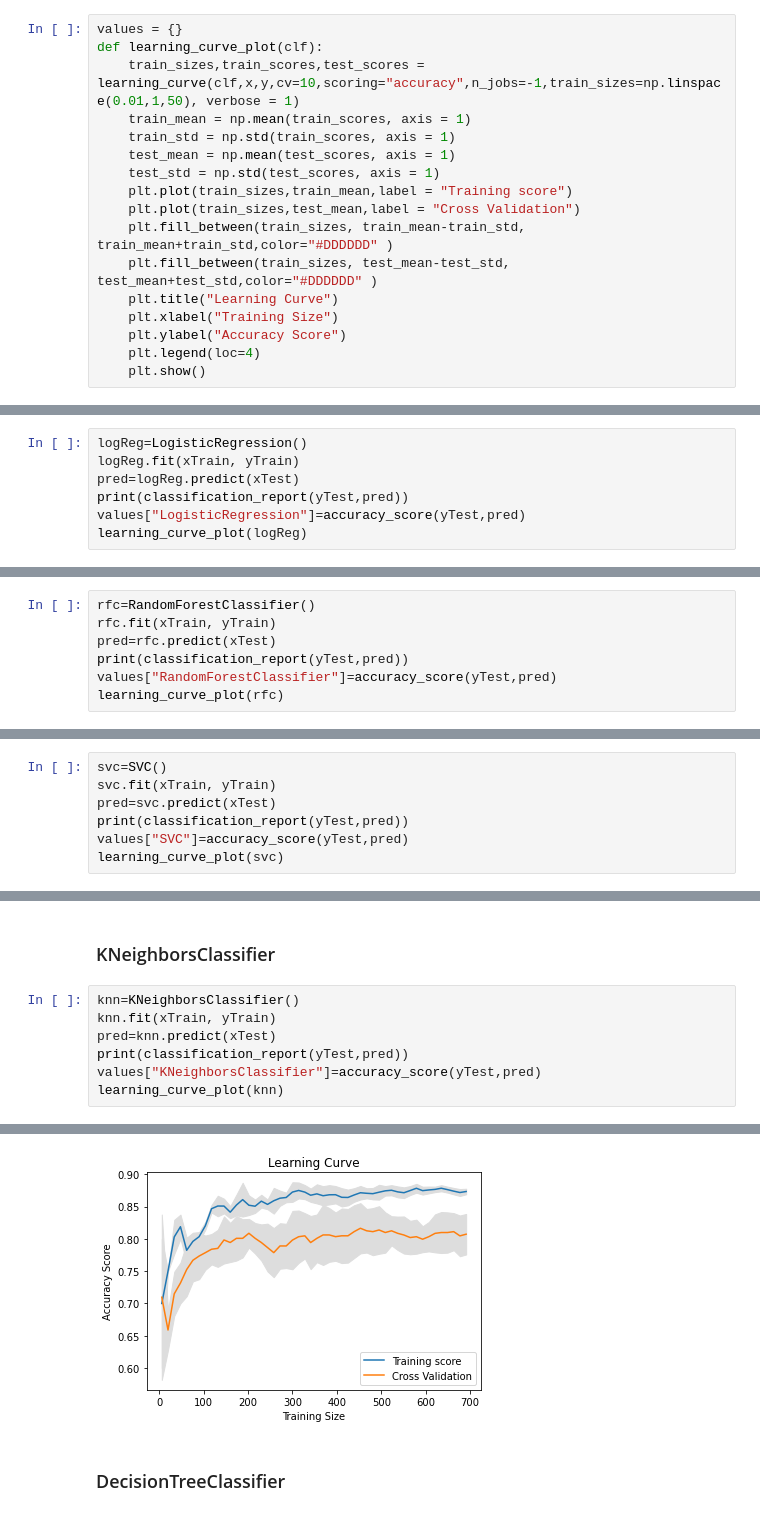
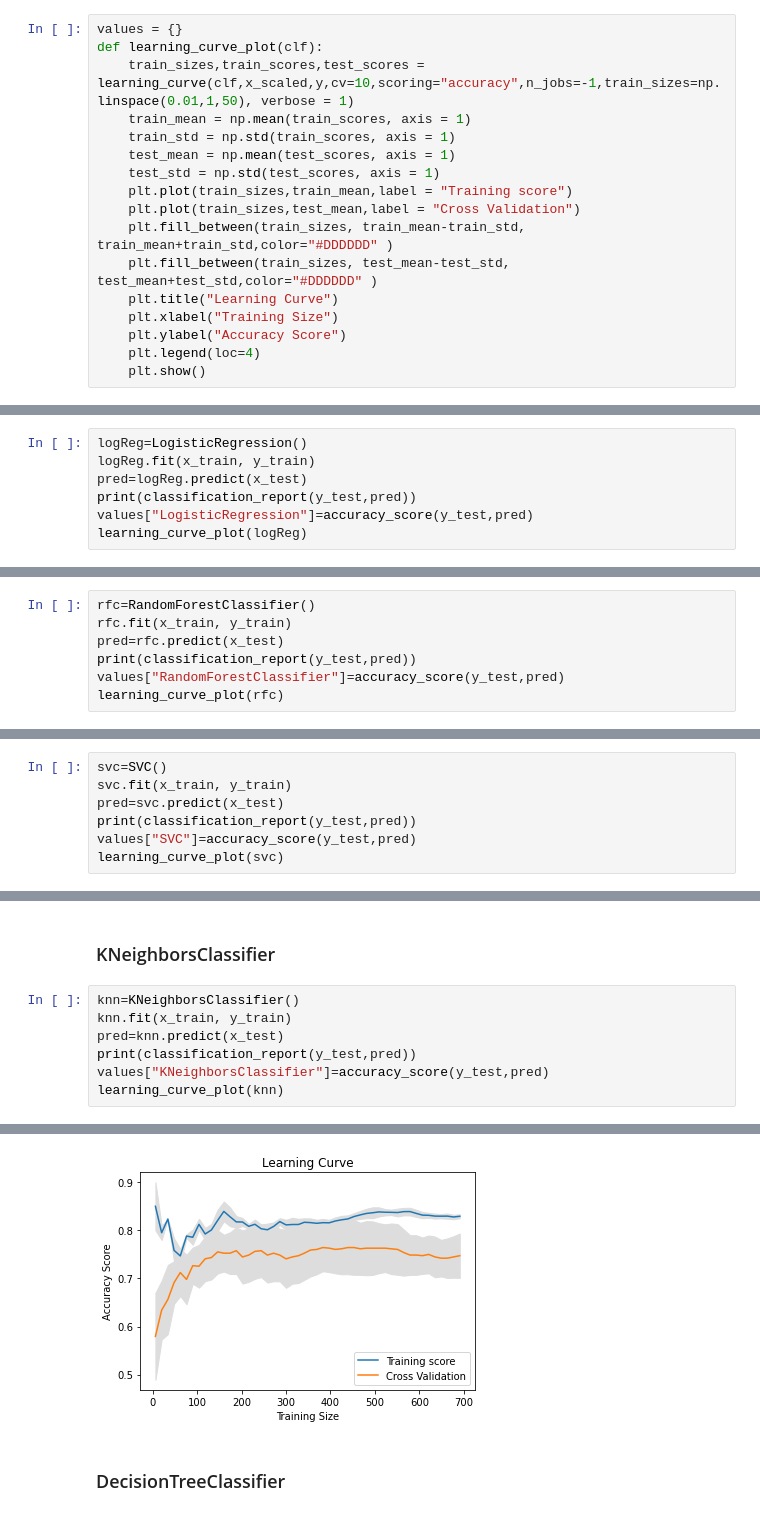
Before and after one commit to kxerxess/Diabetes-Prediction, a Jupyter notebook: ML Models/ML_diabetes_final.ipynb, the cells around one changed output, grey strips where cells are left out. Saved outputs shown, nothing was run; the diff lists cells and outputs as text.

```diff
--- a/ML Models/ML_diabetes_final.ipynb
+++ b/ML Models/ML_diabetes_final.ipynb
@@ -155,7 +78,7 @@ x.shape
 # %%
 values = {}
 def learning_curve_plot(clf):
-    train_sizes,train_scores,test_scores = learning_curve(clf,x,y,cv=10,scoring="accuracy",n_jobs=-1,train_sizes=np.linspace(0.01,1,50), verbose = 1)
+    train_sizes,train_scores,test_scores = learning_curve(clf,x_scaled,y,cv=10,scoring="accuracy",n_jobs=-1,train_sizes=np.linspace(0.01,1,50), verbose = 1)
     train_mean = np.mean(train_scores, axis = 1)
     train_std = np.std(train_scores, axis = 1)
     test_mean = np.mean(test_scores, axis = 1)
@@ -173,10 +96,10 @@ def learning_curve_plot(clf):
 ### LogisticRegression
 # %%
 logReg=LogisticRegression()
-logReg.fit(xTrain, yTrain)
-pred=logReg.predict(xTest)
-print(classification_report(yTest,pred))
-values["LogisticRegression"]=accuracy_score(yTest,pred)
+logReg.fit(x_train, y_train)
+pred=logReg.predict(x_test)
+print(classification_report(y_test,pred))
+values["LogisticRegression"]=accuracy_score(y_test,pred)
 learning_curve_plot(logReg)
 # %% [output]
               precision    recall  f1-score   support
@@ -198,10 +121,10 @@ weighted avg       0.79      0.79      0.79       154
 ###  RandomForestClassifier
 # %%
 rfc=RandomForestClassifier()
-rfc.fit(xTrain, yTrain)
-pred=rfc.predict(xTest)
-print(classification_report(yTest,pred))
-values["RandomForestClassifier"]=accuracy_score(yTest,pred)
+rfc.fit(x_train, y_train)
+pred=rfc.predict(x_test)
+print(classification_report(y_test,pred))
+values["RandomForestClassifier"]=accuracy_score(y_test,pred)
 learning_curve_plot(rfc)
 # %% [output]
               precision    recall  f1-score   support
@@ -225,10 +148,10 @@ weighted avg       0.88      0.88      0.88       154
 ### SVC
 # %%
 svc=SVC()
-svc.fit(xTrain, yTrain)
-pred=svc.predict(xTest)
-print(classification_report(yTest,pred))
-values["SVC"]=accuracy_score(yTest,pred)
+svc.fit(x_train, y_train)
+pred=svc.predict(x_test)
+print(classification_report(y_test,pred))
+values["SVC"]=accuracy_score(y_test,pred)
 learning_curve_plot(svc)
 # %% [output]
               precision    recall  f1-score   support
@@ -250,10 +173,10 @@ weighted avg       0.84      0.84      0.84       154
 ### KNeighborsClassifier
 # %%
 knn=KNeighborsClassifier()
-knn.fit(xTrain, yTrain)
-pred=knn.predict(xTest)
-print(classification_report(yTest,pred))
-values["KNeighborsClassifier"]=accuracy_score(yTest,pred)
+knn.fit(x_train, y_train)
+pred=knn.predict(x_test)
+print(classification_report(y_test,pred))
+values["KNeighborsClassifier"]=accuracy_score(y_test,pred)
 learning_curve_plot(knn)
 # %% [output]
               precision    recall  f1-score   support
@@ -273,4 +196,4 @@ weighted avg       0.79      0.79      0.79       154
-[figure, old version]
+[figure, new version]
 # %% [markdown]
 ### DecisionTreeClassifier
 # %%
```
Also changed, not shown: parts of 37 cells of this notebook, 3 other files.
